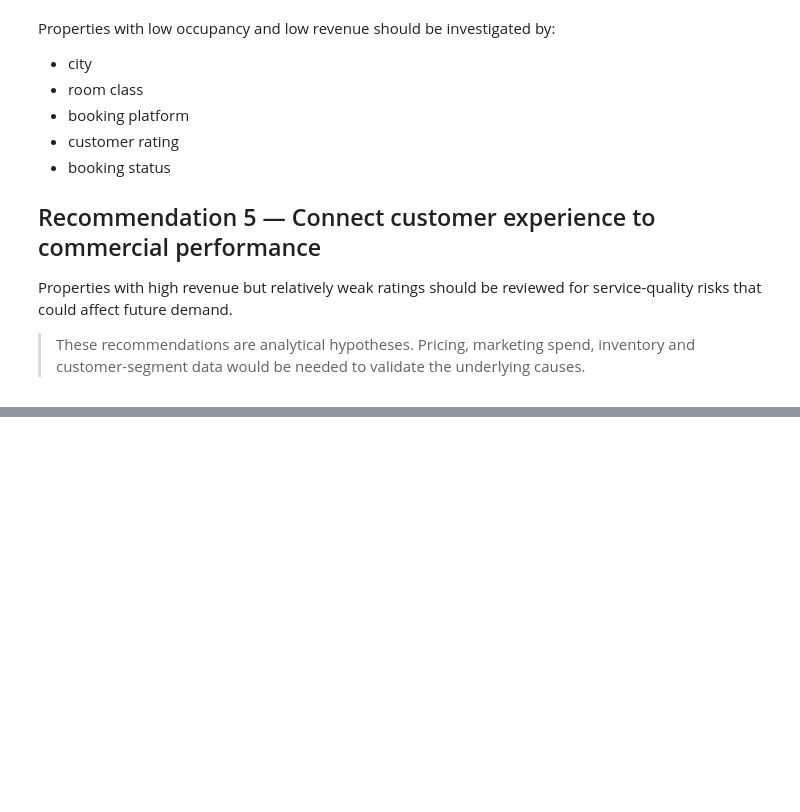
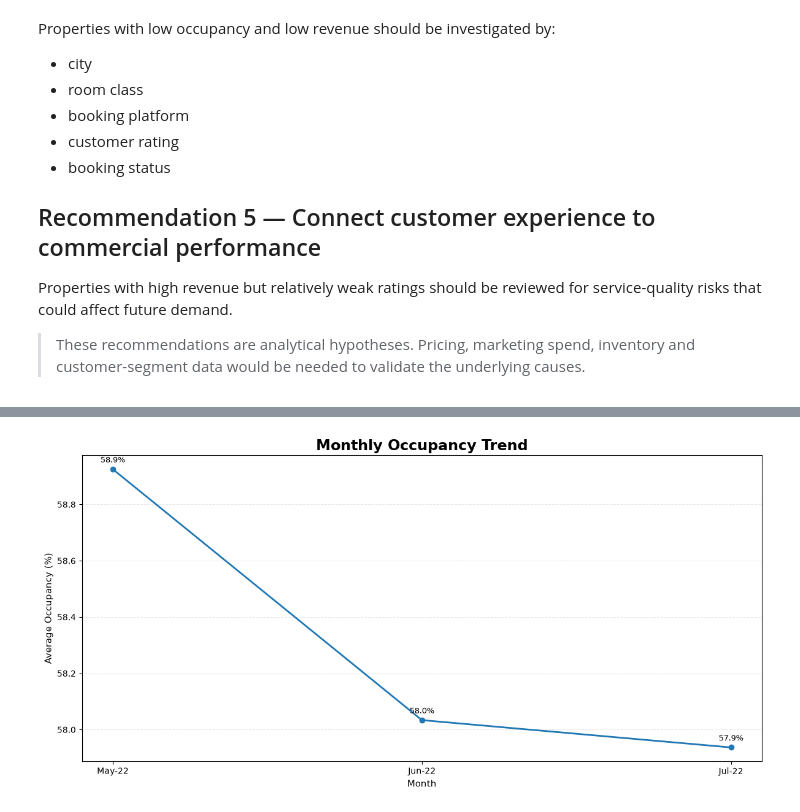
Before and after one commit to prasanta-deb-data/atliq-hotels-revenue-occupancy-analytics, a Jupyter notebook: notebooks/AtliQ_Hotels_Portfolio_Analysis.ipynb, the cells around one changed output, grey strips where cells are left out. Drawn from its saved outputs; the diff is of its cells as text; code cells hidden in the pictures; blank space fills up the shorter version.

```diff
--- a/notebooks/AtliQ_Hotels_Portfolio_Analysis.ipynb
+++ b/notebooks/AtliQ_Hotels_Portfolio_Analysis.ipynb
@@ -1723,0 +1857,76 @@ That is the standard this project is designed to demonstrate.
+# %%
+# ============================================================
+# 03 - Monthly Occupancy Trend — Portfolio Version
+# ============================================================
+
+plot_data = monthly_occupancy.copy()
+
+# Convert "Jul 22" → actual datetime
+plot_data["month_date"] = pd.to_datetime(
+    plot_data["mmm yy"],
+    format="%b %y"
+)
+
+# Sort chronologically
+plot_data = plot_data.sort_values(
+    "month_date"
+)
+
+# Create clean display label
+plot_data["month_label"] = (
+    plot_data["month_date"].dt.strftime("%b-%y")
+)
+
+
+fig, ax = plt.subplots(
+    figsize=(12, 6)
+)
+
+ax.plot(
+    plot_data["month_label"],
+    plot_data["avg_occupancy_pct"],
+    marker="o",
+    linewidth=2
+)
+
+ax.set_title(
+    "Monthly Occupancy Trend",
+    fontsize=17,
+    fontweight="bold"
+)
+
+ax.set_xlabel("Month")
+ax.set_ylabel("Average Occupancy (%)")
+
+ax.grid(
+    axis="y",
+    linestyle="--",
+    alpha=0.3
+)
+
+# Add percentage labels
+for x, y in zip(
+    plot_data["month_label"],
+    plot_data["avg_occupancy_pct"]
+):
+    ax.annotate(
+        f"{y:.1f}%",
+        (x, y),
+        textcoords="offset points",
+        xytext=(0, 8),
+        ha="center",
+        fontsize=9
+    )
+
+plt.tight_layout()
+
+plt.savefig(
+    FIGURES_DIR / "03-monthly-occupancy-trend.png",
+    dpi=200,
+    bbox_inches="tight"
+)
+
+plt.show()
+plt.close()
+# %% [output]
+[figure, added]
```
Also changed, not shown: parts of 10 cells of this notebook, 6 other files.
